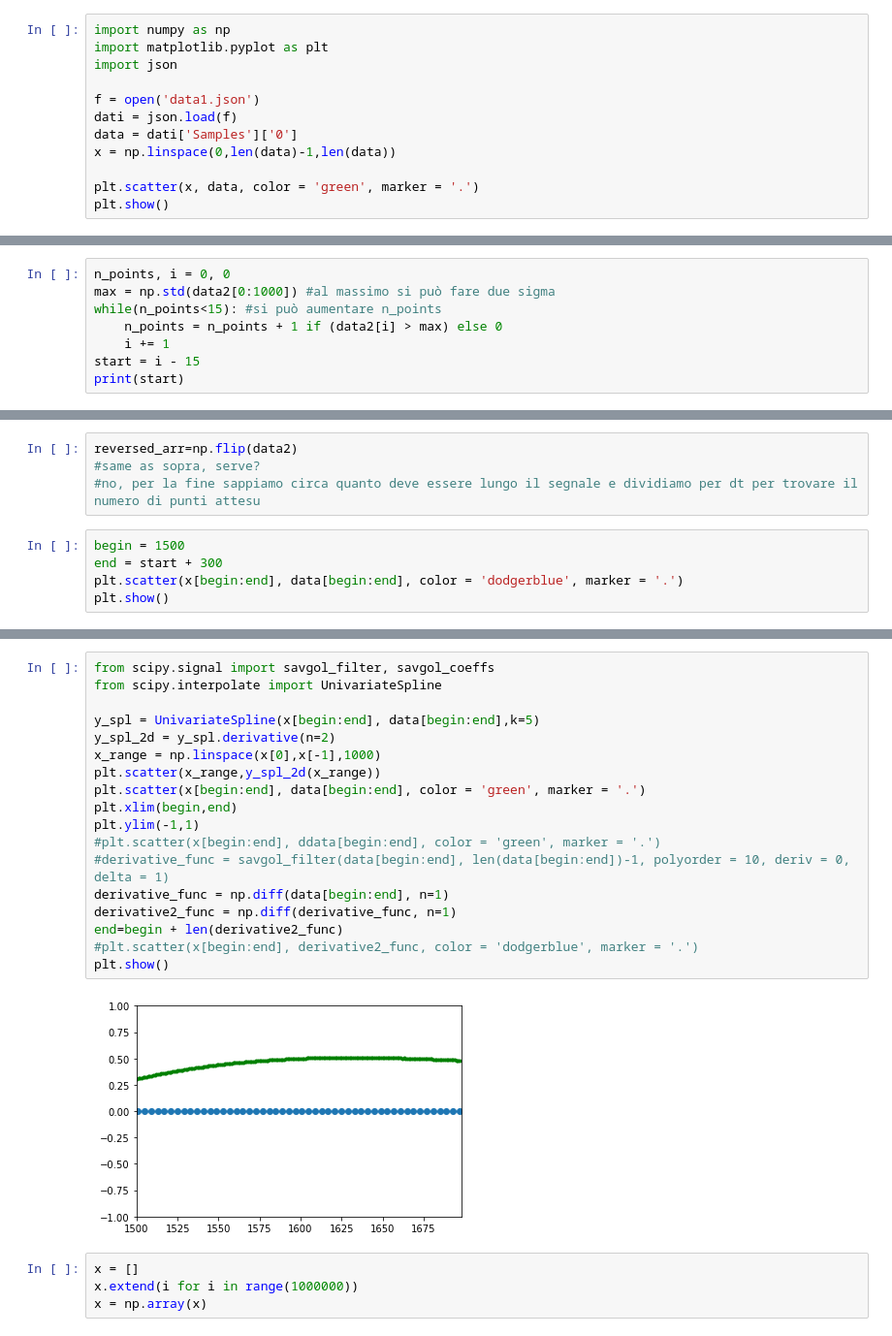
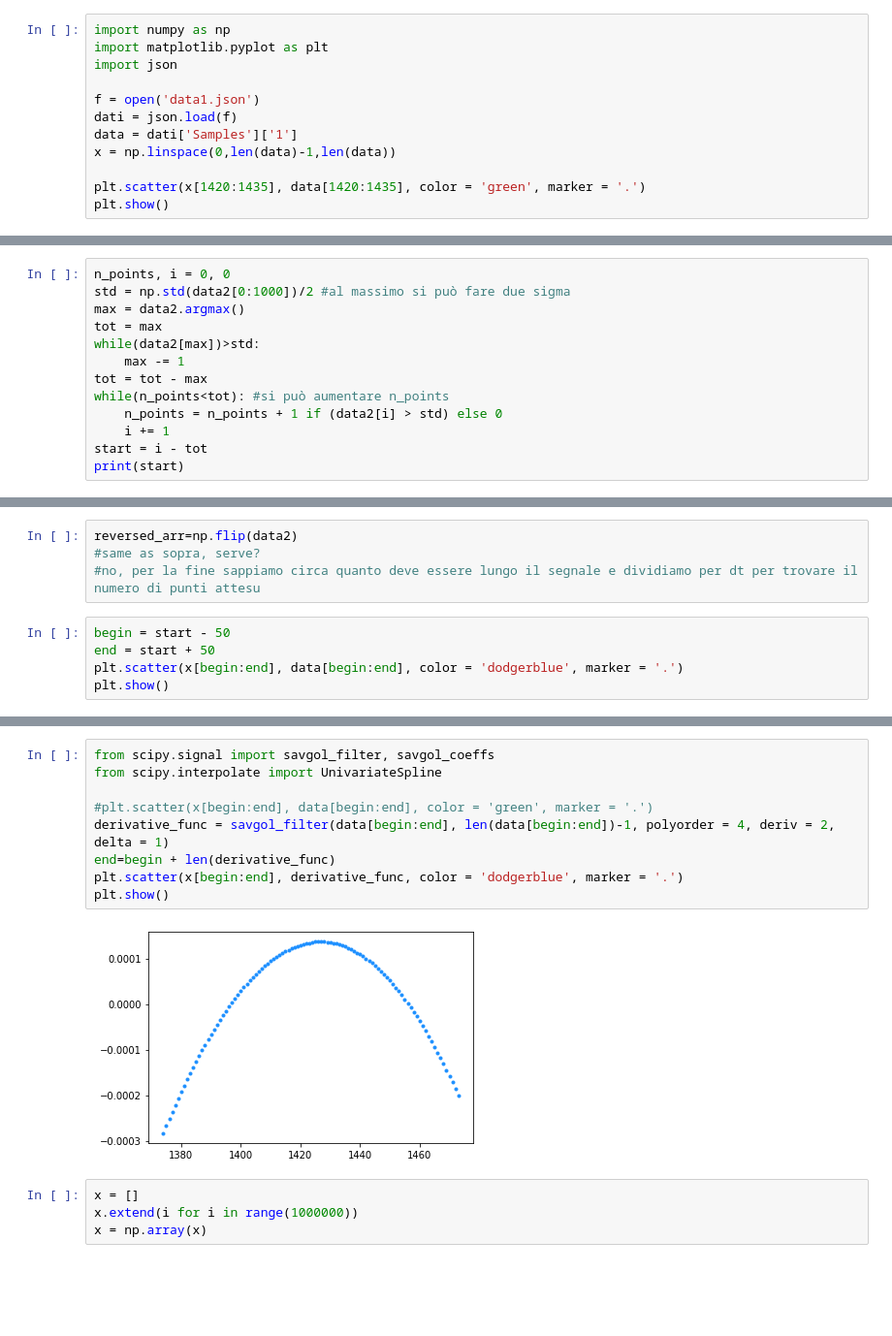
Before and after one commit to biqute/QTLab2122, a Jupyter notebook: SingleIRsource/test.ipynb, the cells around one changed output, grey strips where cells are left out. Shown at 97% size. Drawn from its saved outputs; the diff is of its cells as text; blank space fills up the shorter version.

```diff
--- a/SingleIRsource/test.ipynb
+++ b/SingleIRsource/test.ipynb
@@ -5,9 +5,9 @@ import json
 
 f = open('data1.json')
 dati = json.load(f)
-data = dati['Samples']['0']
+data = dati['Samples']['1']
 x = np.linspace(0,len(data)-1,len(data))
 
-plt.scatter(x, data, color = 'green', marker = '.')
+plt.scatter(x[1420:1435], data[1420:1435], color = 'green', marker = '.')
 plt.show()
 # %% [output]
@@ -23,9 +23,14 @@ plt.show()
 # %%
 n_points, i = 0, 0
-max = np.std(data2[0:1000]) #al massimo si può fare due sigma
-while(n_points<15): #si può aumentare n_points
-    n_points = n_points + 1 if (data2[i] > max) else 0
+std = np.std(data2[0:1000])/2 #al massimo si può fare due sigma
+max = data2.argmax()
+tot = max
+while(data2[max])>std:
+    max -= 1
+tot = tot - max
+while(n_points<tot): #si può aumentare n_points
+    n_points = n_points + 1 if (data2[i] > std) else 0
     i += 1
-start = i - 15
+start = i - tot
 print(start)
 # %% [output]
@@ -35,8 +40,8 @@ reversed_arr=np.flip(data2)
 #same as sopra, serve?
 #no, per la fine sappiamo circa quanto deve essere lungo il segnale e dividiamo per dt per trovare il numero di punti attesu
 # %%
-begin = 1500
-end = start + 300
+begin = start - 50
+end = start + 50
 plt.scatter(x[begin:end], data[begin:end], color = 'dodgerblue', marker = '.')
 plt.show()
 # %% [output]
@@ -44,23 +49,14 @@ plt.show()
 # %%
 from scipy.signal import savgol_filter, savgol_coeffs
 from scipy.interpolate import UnivariateSpline
 
-y_spl = UnivariateSpline(x[begin:end], data[begin:end],k=5)
-y_spl_2d = y_spl.derivative(n=2)
-x_range = np.linspace(x[0],x[-1],1000)
-plt.scatter(x_range,y_spl_2d(x_range))
-plt.scatter(x[begin:end], data[begin:end], color = 'green', marker = '.')
-plt.xlim(begin,end)
-plt.ylim(-1,1)
-#plt.scatter(x[begin:end], ddata[begin:end], color = 'green', marker = '.')
-#derivative_func = savgol_filter(data[begin:end], len(data[begin:end])-1, polyorder = 10, deriv = 0, delta = 1)
-derivative_func = np.diff(data[begin:end], n=1)
-derivative2_func = np.diff(derivative_func, n=1)
-end=begin + len(derivative2_func)
-#plt.scatter(x[begin:end], derivative2_func, color = 'dodgerblue', marker = '.')
+#plt.scatter(x[begin:end], data[begin:end], color = 'green', marker = '.')
+derivative_func = savgol_filter(data[begin:end], len(data[begin:end])-1, polyorder = 4, deriv = 2, delta = 1)
+end=begin + len(derivative_func)
+plt.scatter(x[begin:end], derivative_func, color = 'dodgerblue', marker = '.')
 plt.show()
 # %% [output]
-[figure, old version]
+[figure, new version]
 # %%
 x = []
 x.extend(i for i in range(1000000))
```
Also changed, not shown: parts of 4 cells of this notebook, 4 other files.
